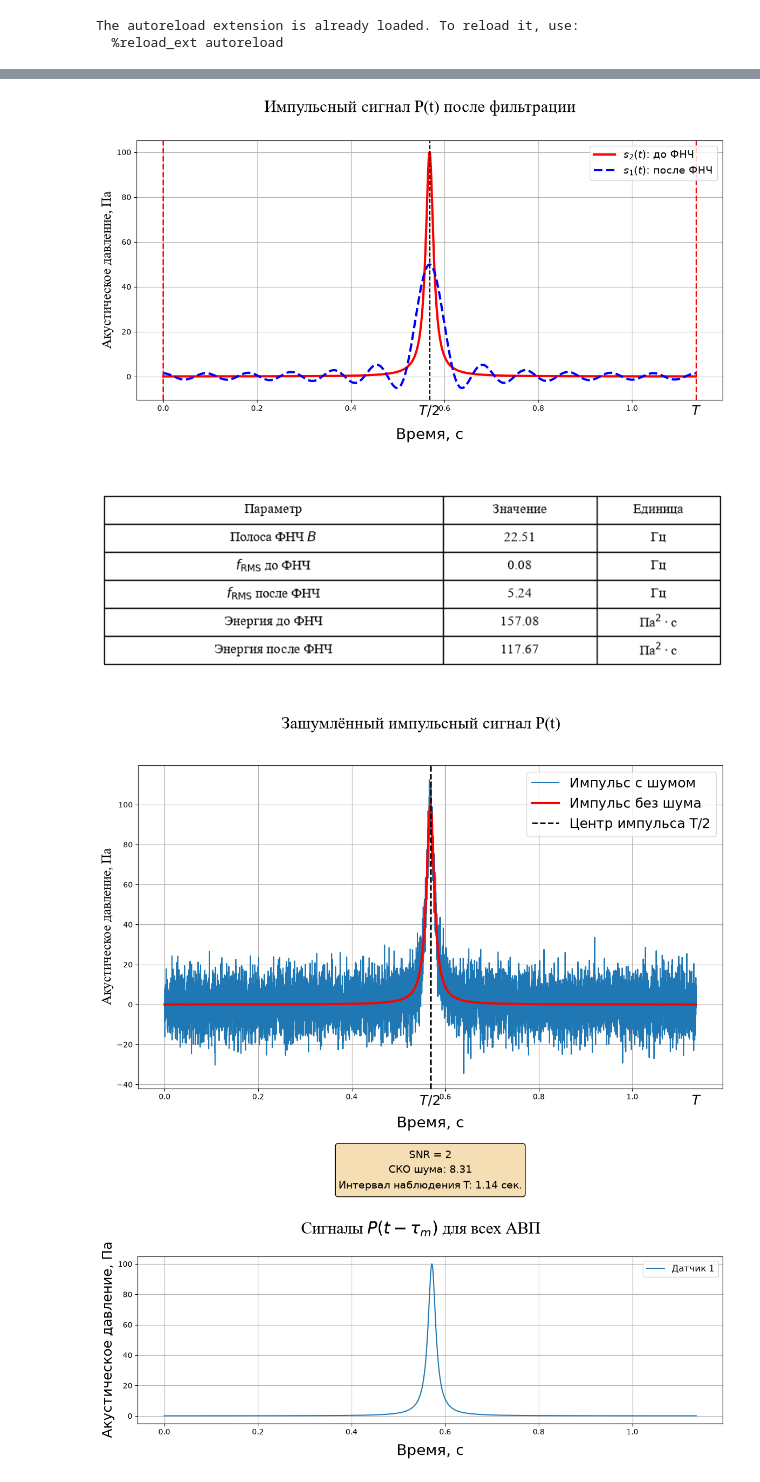
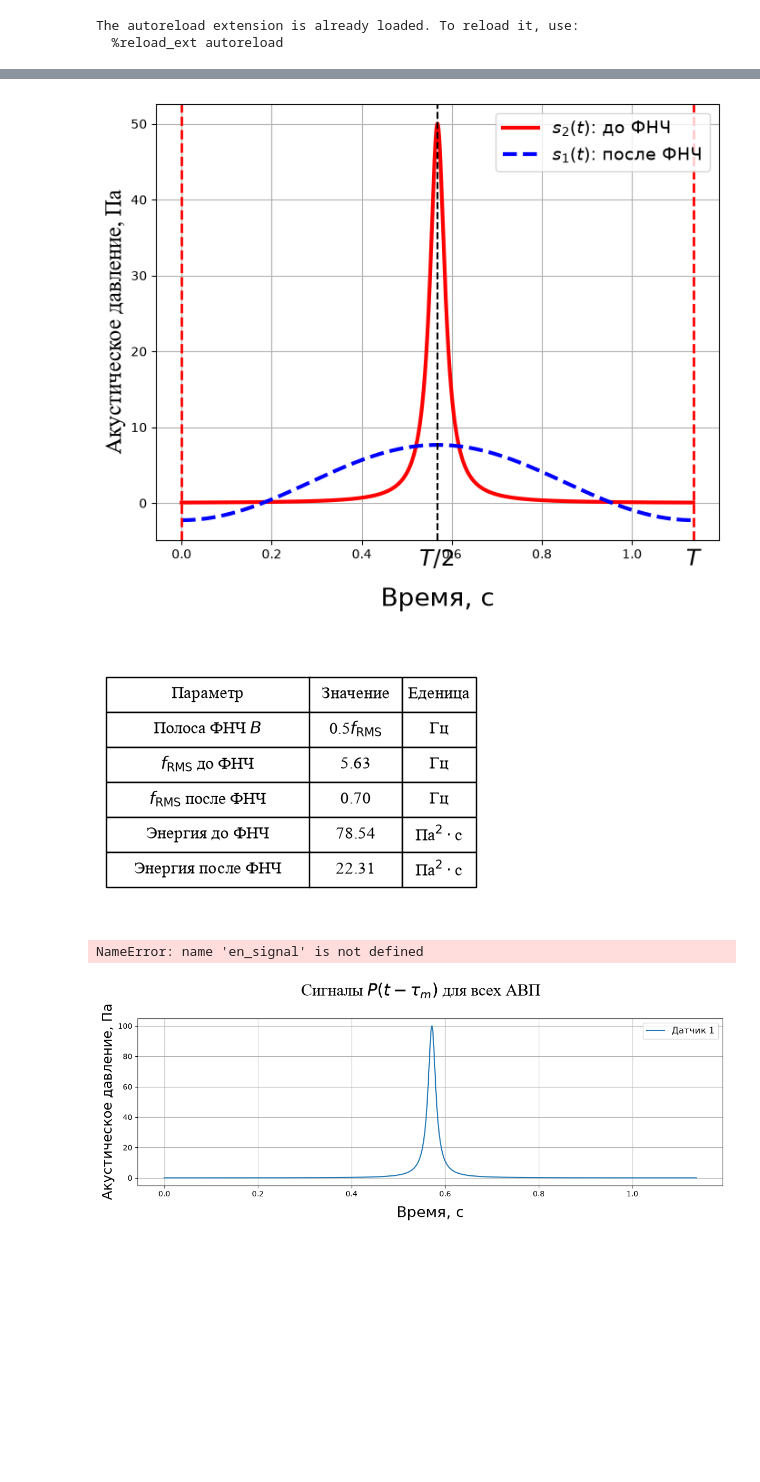
Before and after one commit to veitnemed/piling-main, a Jupyter notebook: notebook.ipynb, the cells around one changed output, grey strips where cells are left out. Drawn from its saved outputs; the diff is of its cells as text; code cells hidden in the pictures; blank space fills up the shorter version.

```diff
--- a/notebook.ipynb
+++ b/notebook.ipynb
@@ -39,12 +39,12 @@ sin_signal = get_sin_signal(config_parametrs)
 
 pulse_signal = get_impulse_signal(config_parametrs)
 pulse_signal_copy = pulse_signal.copy()
-energy_pulse_value = calculate_energy(pulse_signal, config_parametrs["time_vector"])
+energy_pulse_value = calculate_energy(pulse_signal_copy, config_parametrs["time_vector"])
 
-spectrum_signal = calculate_freq_spectr(pulse_signal, cfg.FS)
+spectrum_signal = calculate_freq_spectr(pulse_signal_copy, cfg.FS)
 f_rms_betta = calculate_f_rms(spectrum_signal, config_parametrs)
 
-K = 2
+K = 0.5
 B = K*f_rms_betta
 width_rms = K*f_rms_betta
 spectrum_filtering_signal = spectrum_filtering(spectrum_signal, B)
@@ -249,7 +221,7 @@ plt.show()
 
 # Построение графика
 title_main = "Импульсный сигнал P(t) после фильтрации"
-fig, ax = plt.subplots(1, 1, figsize=(14, 8))
+fig, ax = plt.subplots(1, 1, figsize=(8, 8))
 fig.subplots_adjust(top=0.85, bottom=0.25)
 
 ax.plot(
@@ -267,11 +239,6 @@ ax.plot(
 ax.set_xlabel("Время, с", labelpad=20, fontsize=20)
 ax.set_ylabel("Акустическое давление, Па", fontsize=18, fontfamily="Times New Roman")
 
-fig.suptitle(
-    title_main,
-    y=0.925, va="center",
-    fontfamily="Times New Roman", fontsize=22
-)
 
 # Центр импульса и отметки времени
 ax.axvline(
@@ -284,52 +251,53 @@ ax.axvline(
 )
 ax.axvline(
     config_parametrs["duration_all"],
     color="red", linestyle="--", linewidth=2
 )
 ax.text(
     config_parametrs["center_pulse"], -0.02, r"$T/2$",
     transform=ax.get_xaxis_transform(),
     ha="center", va="top", fontsize=18
 )
 ax.text(
     config_parametrs["duration_all"], -0.02, r"$T$",
     transform=ax.get_xaxis_transform(),
     ha="center", va="top", fontsize=18
 )
 
 ax.grid(True)
 ax.legend(loc="upper right", fontsize=14)
 
 # Параметры под графиком
 
 plt.savefig(fname = f"images/notebook/{title_main}", bbox_inches = 'tight', dpi = 300)
 plt.show()
 
 rows = [
-    [r"Полоса ФНЧ $B$", f"{B:.2f}", "Гц"],
-    [r"$f_{\mathrm{RMS}}$ до ФНЧ", f"{f_rms:.2f}", "Гц"],
+    [r"Полоса ФНЧ $B$", f"{K}"+r"$f_{\mathrm{RMS}}$", "Гц"],
+    [r"$f_{\mathrm{RMS}}$ до ФНЧ", f"{f_rms_betta:.2f}", "Гц"],
     [r"$f_{\mathrm{RMS}}$ после ФНЧ", f"{f_rms_new:.2f}", "Гц"],
     ["Энергия до ФНЧ", f"{energy_pulse_value:.2f}", r"Па$^2 \cdot$с"],
     ["Энергия после ФНЧ", f"{energy_filt_pulse_value:.2f}", r"Па$^2 \cdot$с"],
 ]
+create_and_save_table(rows, ["Параметр", "Значение", "Еденица"], f"images/notebook/table_{title_main}")
 # %% [output]
-[figure, old version]
+[figure, new version]
-[figure, old version]
+[figure, new version]
 # %%
 # Построение графика
 
 title_main = "Зашумлённый импульсный сигнал P(t)"
 
-noise = get_noise(config_parametrs, np.random.default_rng(42),en_signal)
+noise = get_noise(config_parametrs, np.random.default_rng(42), en_signal)
 noise_level = calculate_noise_level(en_signal, config_parametrs["snr"], config_parametrs["duration_all"])
 
-noise_signal = pulse_signal + noise
+noise_signal = pulse_signal_copy + noise
 fig, ax = plt.subplots(1, 1, figsize=(14, 10))
 fig.subplots_adjust(top=0.85, bottom=0.25)
 
 ax.plot(cfg.TIME_VECTOR, noise_signal, label="Импульс с шумом")
 ax.plot(
-    cfg.TIME_VECTOR, pulse_signal,
+    cfg.TIME_VECTOR, pulse_signal_copy,
     color="red", linewidth=3, label="Импульс без шума"
 )
 
@@ -383,7 +351,7 @@ ax.text(
 plt.savefig(fname = f"images/notebook/{title_main}", bbox_inches = 'tight', dpi = 300)
 plt.show()
 # %% [output]
-[figure, removed]
+NameError: name 'en_signal' is not defined
 # %%
 tau_array = get_tau_array(config_parametrs)
 params_vector_copy = config_parametrs.copy()
```
Also changed, not shown: parts of 5 cells of this notebook, 11 other files.
